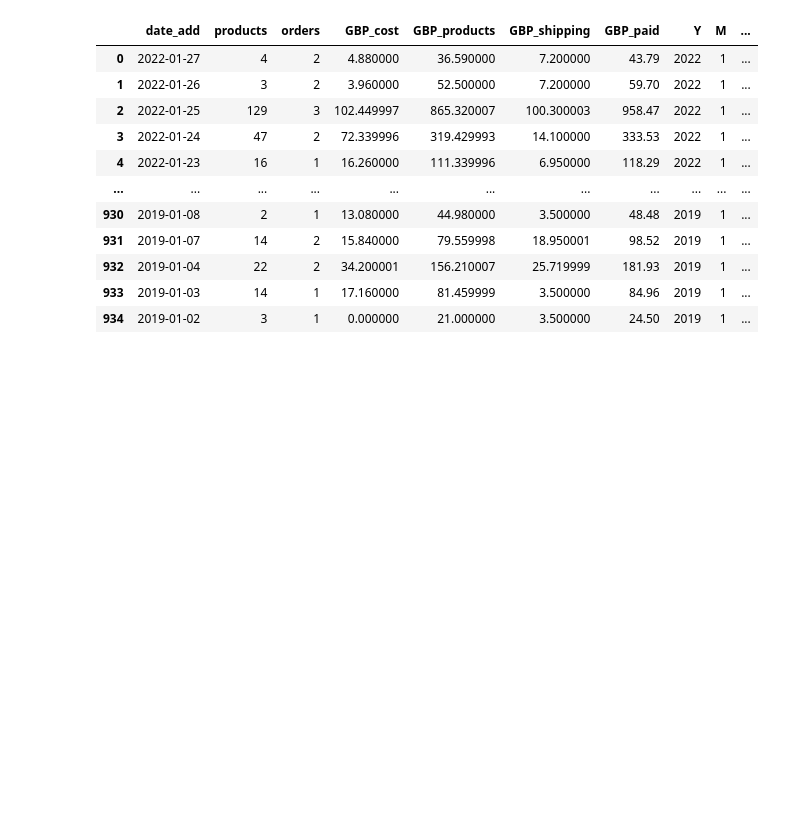
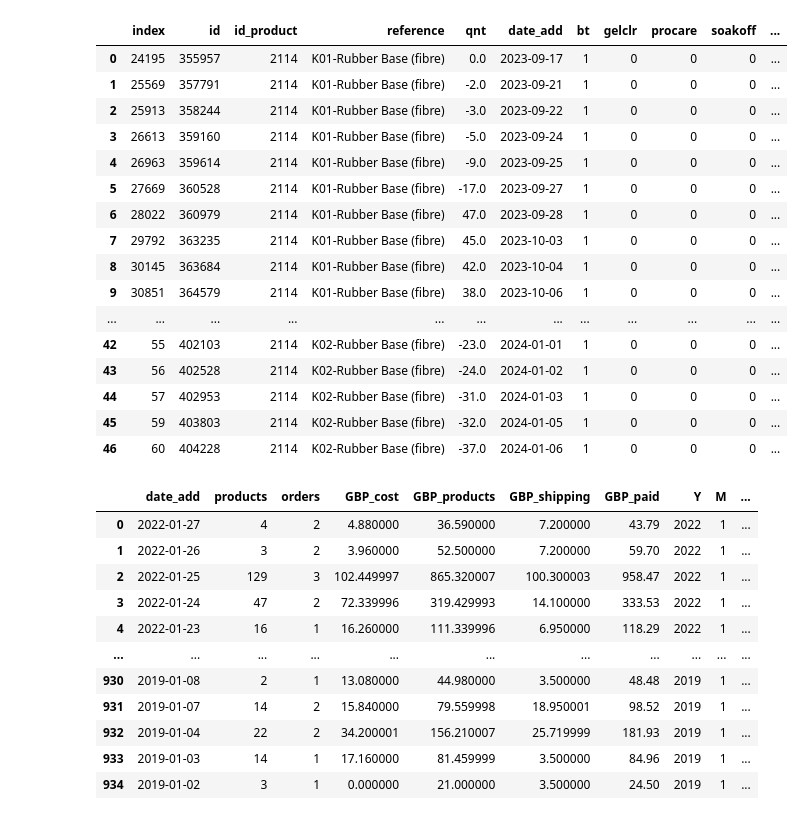
Before and after one commit to vallka/djellifique, a Jupyter notebook: Untitled-1.ipynb, the cells around one changed output. Cells and saved outputs as stored; diff of their text form; code cells hidden in the pictures; blank space fills up the shorter version.

```diff
--- a/Untitled-1.ipynb
+++ b/Untitled-1.ipynb
@@ -28,3 +56,23 @@ p
+# %%
+p
+# %% [output]
+|  | index | id | id_product | reference | qnt | date_add | bt | gelclr | procare | soakoff | ... |
+| 0 | 24195 | 355957 | 2114 | K01-Rubber Base (fibre) | 0.0 | 2023-09-17 | 1 | 0 | 0 | 0 | ... |
+| 1 | 25569 | 357791 | 2114 | K01-Rubber Base (fibre) | -2.0 | 2023-09-21 | 1 | 0 | 0 | 0 | ... |
+| 2 | 25913 | 358244 | 2114 | K01-Rubber Base (fibre) | -3.0 | 2023-09-22 | 1 | 0 | 0 | 0 | ... |
+| 3 | 26613 | 359160 | 2114 | K01-Rubber Base (fibre) | -5.0 | 2023-09-24 | 1 | 0 | 0 | 0 | ... |
+| 4 | 26963 | 359614 | 2114 | K01-Rubber Base (fibre) | -9.0 | 2023-09-25 | 1 | 0 | 0 | 0 | ... |
+| 5 | 27669 | 360528 | 2114 | K01-Rubber Base (fibre) | -17.0 | 2023-09-27 | 1 | 0 | 0 | 0 | ... |
+| 6 | 28022 | 360979 | 2114 | K01-Rubber Base (fibre) | 47.0 | 2023-09-28 | 1 | 0 | 0 | 0 | ... |
+| 7 | 29792 | 363235 | 2114 | K01-Rubber Base (fibre) | 45.0 | 2023-10-03 | 1 | 0 | 0 | 0 | ... |
+| 8 | 30145 | 363684 | 2114 | K01-Rubber Base (fibre) | 42.0 | 2023-10-04 | 1 | 0 | 0 | 0 | ... |
+| 9 | 30851 | 364579 | 2114 | K01-Rubber Base (fibre) | 38.0 | 2023-10-06 | 1 | 0 | 0 | 0 | ... |
+| ... | ... | ... | ... | ... | ... | ... | ... | ... | ... | ... | ... |
+| 42 | 55 | 402103 | 2114 | K02-Rubber Base (fibre) | -23.0 | 2024-01-01 | 1 | 0 | 0 | 0 | ... |
+| 43 | 56 | 402528 | 2114 | K02-Rubber Base (fibre) | -24.0 | 2024-01-02 | 1 | 0 | 0 | 0 | ... |
+| 44 | 57 | 402953 | 2114 | K02-Rubber Base (fibre) | -31.0 | 2024-01-03 | 1 | 0 | 0 | 0 | ... |
+| 45 | 59 | 403803 | 2114 | K02-Rubber Base (fibre) | -32.0 | 2024-01-05 | 1 | 0 | 0 | 0 | ... |
+| 46 | 60 | 404228 | 2114 | K02-Rubber Base (fibre) | -37.0 | 2024-01-06 | 1 | 0 | 0 | 0 | ... |
 # %%
 #p.astype({datetime.date,int,int,int,int,int,int,float,float,float,float})
 p=p.astype({'date_add':'M','products':'int64','GBP_cost':'f','GBP_products':'f','GBP_shipping':'f','GBP_paid':'float64'})
```
Also changed, not shown: parts of 4 cells of this notebook, 10 other files.
